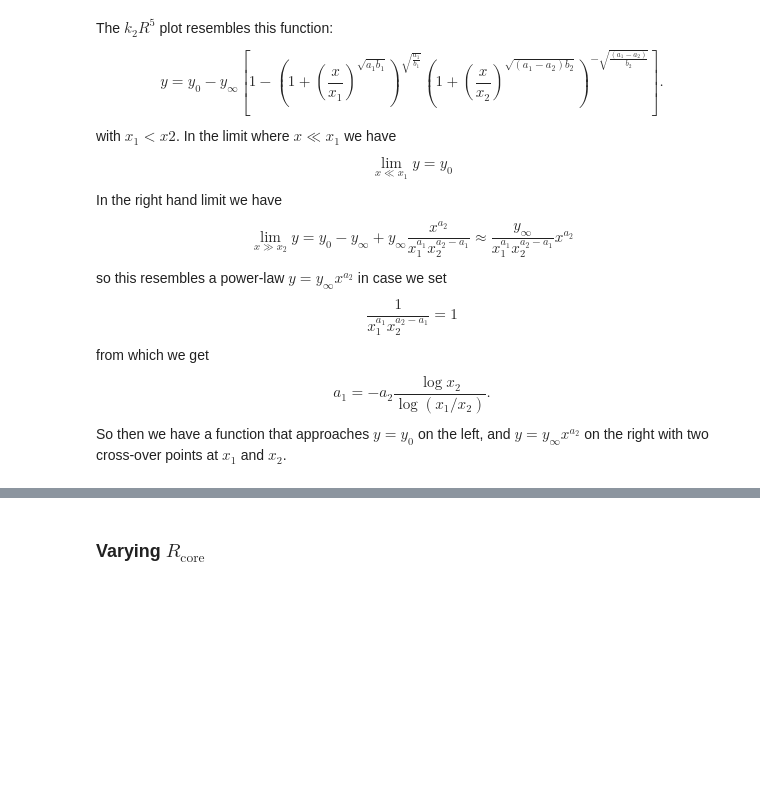
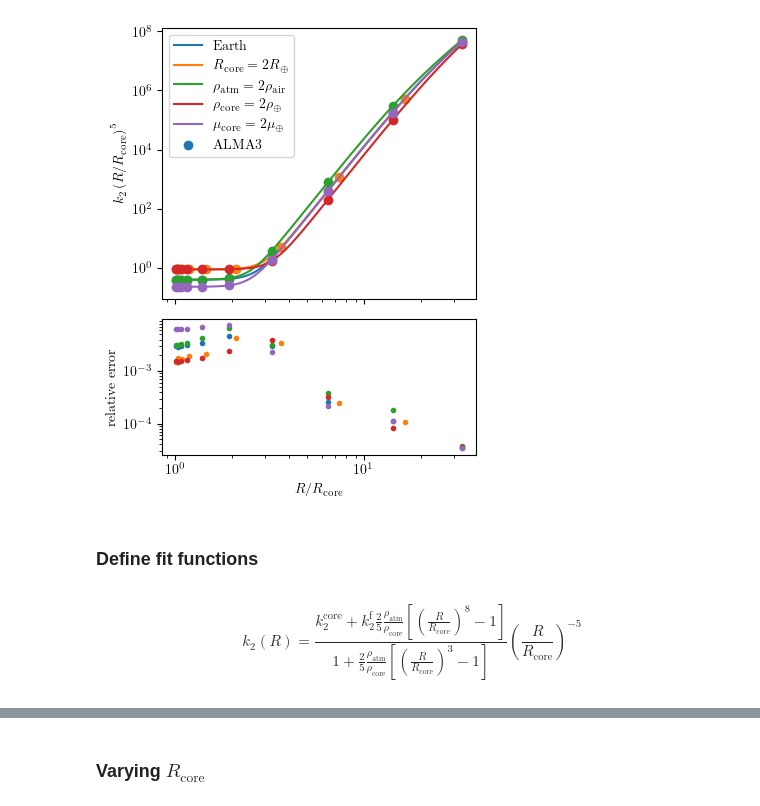
Before and after one commit to slagnews/AtmosphereLoveNumbers, a Jupyter notebook: fitting.ipynb, the cells around one changed output, grey strips where cells are left out. Drawn from its saved outputs; the diff is of its cells as text; code cells hidden in the pictures; blank space fills up the shorter version.

```diff
--- a/fitting.ipynb
+++ b/fitting.ipynb
@@ -46,22 +166,45 @@ k2 = get_k2_vs_radius(R_core, atmosphere_radii, [rho_atm, rho_core], [rigidity_a
+# %%
+fig, (ax,err_ax) = plt.subplots(figsize=(4,5), nrows=2, height_ratios=(2,1), sharex=True)
+R_interp = np.logspace(-3, np.log10((max_atm_radius-R_core)/R_jupiter), 100)*R_jupiter + R_core
+ax.plot(R_interp/R_core,k2_analytical(R_interp/R_core, get_k2_core(R_core, mu_core, rho_core), 3/2, rho_core, rho_air)*(R_interp/R_core)**5, zorder=100,label="Earth")
+ax.scatter(atm_radii/R_core, k2_Earth*(atm_radii/R_core)**5, zorder=100, color="C0")
+err_ax.scatter(atm_radii/R_core, np.abs((k2_analytical(atm_radii/R_core, get_k2_core(R_core, mu_core, rho_core), 3/2, rho_core, rho_air)-k2_Earth)/(k2_Earth)), color="C0", marker='.')
+
+R_interp_2R = np.logspace(-3, np.log10((max_atm_radius-2*R_core)/R_jupiter), 100)*R_jupiter + 2*R_core
+ax.plot(R_interp_2R/(2*R_core),k2_analytical(R_interp_2R/(2*R_core), get_k2_core(2*R_core, mu_core, rho_core), 3/2, rho_core, rho_air)*(R_interp_2R/(2*R_core))**5, zorder=100,label=r"$R_\mathrm{core}=2R_\oplus$")
+ax.scatter(atm_radii_2R/(2*R_core), k2_R*(atm_radii_2R/(2*R_core))**5, zorder=100, color="C1")
+err_ax.scatter(atm_radii_2R/(2*R_core), np.abs((k2_analytical(atm_radii_2R/(2*R_core), get_k2_core(2*R_core, mu_core, rho_core), 3/2, rho_core, rho_air)-k2_R)/k2_R), color="C1", marker='.')
+
+ax.plot(R_interp/R_core,k2_analytical(R_interp/R_core, get_k2_core(R_core, mu_core, rho_core), 3/2, rho_core, 2*rho_air)*(R_interp/R_core)**5, zorder=100, color="C2", label=r"$\rho_\mathrm{atm}=2\rho_\mathrm{air}$")
+ax.scatter(atm_radii/R_core, k2_rho_atm*(atm_radii/R_core)**5, zorder=100, color="C2")
+err_ax.scatter(atm_radii/R_core, np.abs((k2_analytical(atm_radii/R_core, get_k2_core(R_core, mu_core, rho_core), 3/2, rho_core, 2*rho_air)-k2_rho_atm)/(k2_rho_atm)), color="C2", marker='.')
+
+ax.plot(R_interp/R_core,k2_analytical(R_interp/R_core, get_k2_core(R_core, mu_core, 2*rho_core), 3/2, 2*rho_core, rho_air)*(R_interp/R_core)**5, zorder=100, color="C3", label=r"$\rho_\mathrm{core}=2\rho_\oplus$")
+ax.scatter(atm_radii/R_core, k2_rho_core*(atm_radii/R_core)**5, zorder=100, color="C3")
+err_ax.scatter(atm_radii/R_core, np.abs((k2_analytical(atm_radii/R_core, get_k2_core(R_core, mu_core, 2*rho_core), 3/2, 2*rho_core, rho_air)-k2_rho_core)/(k2_rho_core)), color="C3", marker='.')
+
+ax.plot(R_interp/R_core,k2_analytical(R_interp/R_core, get_k2_core(R_core, 2*mu_core, rho_core), 3/2, rho_core, rho_air)*(R_interp/R_core)**5, zorder=100, color="C4", label=r"$\mu_\mathrm{core}=2\mu_\oplus$")
+ax.scatter(atm_radii/R_core, k2_rig_core*(atm_radii/R_core)**5, zorder=100, color="C4")
+err_ax.scatter(atm_radii/R_core, np.abs((k2_analytical(atm_radii/R_core, get_k2_core(R_core, 2*mu_core, rho_core), 3/2, rho_core, rho_air)-k2_rig_core)/(k2_rig_core)), color="C4", marker='.')
+
+#ax.plot(R_interp/R_core,k2_analytical(R_interp/R_core, get_k2_core(R_core, mu_core, rho_core), 3/2, rho_core, rho_air)*(R_interp/R_core)**5, zorder=100, color="C4", label=r"$\mu_\mathrm{core}=2\mu_\oplus$")
+#ax.scatter(atm_radii/R_core, k2_rig_core*(atm_radii/R_core)**5, zorder=100, color="C4")
+ax.scatter([],[], label="ALMA3")
+ax.set_xscale("log")
+ax.set_yscale("log")
+err_ax.set_yscale("log")
+ax.set_ylabel(r"$k_2\left(R/R_\mathrm{core}\right)^5$")
+err_ax.set_xlabel(r"$R/R_\mathrm{core}$")
+err_ax.set_ylabel("relative error")
+ax.legend()
+fig.tight_layout()
+fig.savefig("figures/report/analytical_params.pdf")
+plt.show()
+# %% [output]
+[figure, added]
+# %% [markdown]
+### Define fit functions
 # %% [markdown]
-The $k_2 R^5$ plot resembles this function:
 $$
-y=y_0-y_\infty\left[1-\left(1+\left(\frac{x}{x_1}\right)^{\sqrt{a_1b_1}}\right)^{\sqrt{\frac{a_1}{b_1}}}\left(1+\left(\frac{x}{x_2}\right)^{\sqrt{(a_1-a_2)b_2}}\right)^{-\sqrt{\frac{(a_1-a_2)}{b_2}}}\right].
+k_2(R)=\frac{k_2^\mathrm{core}+k_2^\mathrm{f}\frac{2}{5}\frac{\rho_\mathrm{atm}}{\rho_\mathrm{core}}\left[\left(\frac{R}{R_\mathrm{core}}\right)^8-1\right]}{1+\frac{2}{5}\frac{\rho_\mathrm{atm}}{\rho_\mathrm{core}}\left[\left(\frac{R}{R_\mathrm{core}}\right)^3-1\right]}\left(\frac{R}{R_\mathrm{core}}\right)^{-5}
 $$
-with $x_1<x2$. In the limit where $x\ll x_1$ we have
-$$
-\lim_{x\ll x_1} y = y_0
-$$
-In the right hand limit we have
-$$
-\lim_{x\gg x_2} y = y_0 - y_\infty + y_\infty \frac{x^{a_2}}{x_1^{a_1}x_2^{a_2-a_1}}\approx \frac{y_\infty}{x_1^{a_1}x_2^{a_2-a_1}}x^{a_2}
-$$
-so this resembles a power-law $y=y_\infty x^{a_2}$ in case we set
-$$
-\frac{1}{x_1^{a_1}x_2^{a_2-a_1}}=1
-$$
-from which we get
-$$
-a_1=-a_2\frac{\log{x_2}}{\log{\left(x_1/x_2\right)}}.
-$$
-So then we have a function that approaches $y=y_0$ on the left, and $y=y_\infty x^{a_2}$ on the right with two cross-over points at $x_1$ and $x_2$.
```
Also changed, not shown: parts of 26 cells of this notebook, 16 other files.
